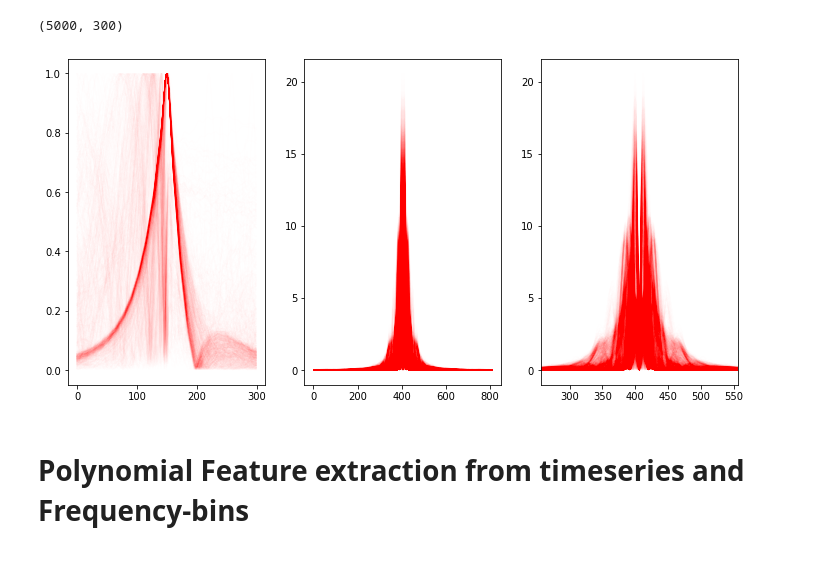
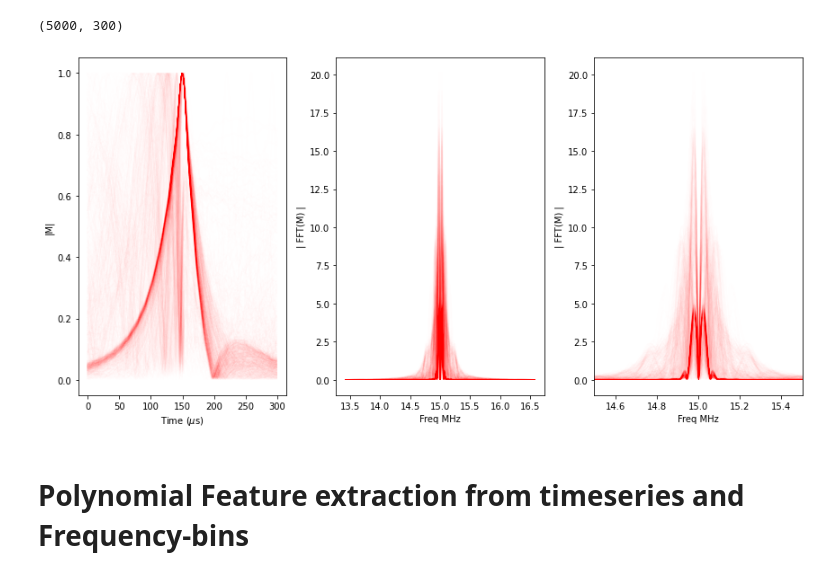
Before and after one commit to Anantha-Rao12/Decoding-Quantum-States-with-NMR, a Jupyter notebook: Tutorial-nbs/04_Regression_on_KernelIntegrals.ipynb, the cells around one changed output. Saved outputs shown, nothing was run; the diff lists cells and outputs as text; code cells hidden in the pictures.

```diff
--- a/Tutorial-nbs/04_Regression_on_KernelIntegrals.ipynb
+++ b/Tutorial-nbs/04_Regression_on_KernelIntegrals.ipynb
@@ -8,7 +10,7 @@ from NMR_ML import Dataset, Polynomial_features, FeatureImportancePlot, FourierT
 # %%
 # Create a dataset object for the gaussian kernel type simulation and load all data
 
-gaus = Dataset(data_directory_path="../work/data/2021-08-14_gauss/")
+gaus = Dataset(data_directory_path="../../work/data/2021-08-14_gauss/")
 rawdata = gaus.load_data()
 params = gaus.load_params()
 kers = gaus.load_wlist()   # we perform regression on this variable
@@ -44,20 +46,25 @@ rscl_df.to_numpy().shape
 (5000, 300)
 # %%
 # Fourier transform data
-ft_data = FourierTransform(zero_padding=8).transform(rscl_df.to_numpy())
+ft_data, fx_data = FourierTransform(zero_padding=8).transform(rscl_df.to_numpy())
 # %%
-# Plot to visualize datasets
+# Plot to visualize the different datasets
 fig, ax = plt.subplots(1,3, figsize=(12,6))
 
+# we plot every 5th datapoint
 ax[0].plot(rscl_df.to_numpy()[::5].T, alpha=0.002, color='red')
+ax[0].set(xlabel='Time ($\mu$s)', ylabel='|M|')
 
-ax[1].plot(ft_data.T, alpha=0.002, color='red')
+ax[1].plot(15 + fx_data[::5].T, ft_data[::5].T, alpha=0.002, color='red')
+ax[1].set(xlabel='Freq MHz', ylabel="| FFT(M) |")
 
-ax[2].plot(ft_data.T, alpha=0.002, color='red')
-ax[2].set_xlim(406-150,406+150)
+ax[2].plot(15 + fx_data[::5].T, ft_data[::5].T, alpha=0.002, color='red')
+ax[2].set(xlabel='Freq MHz', ylabel="| FFT(M) |", xlim=[15-0.5, 15+0.5] )
+
+plt.tight_layout()
 plt.show()
 # %% [output]
-[figure, old version]
+[figure, new version]
 # %% [markdown]
 # Polynomial Feature extraction from timeseries and Frequency-bins
 # %%
```
Also changed, not shown: parts of 17 cells of this notebook, 3 other files.
